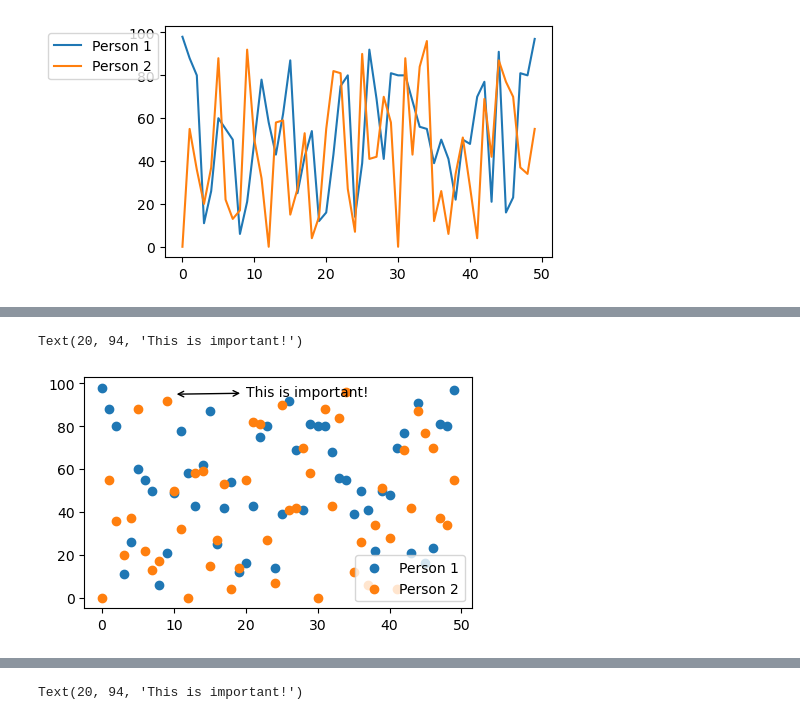
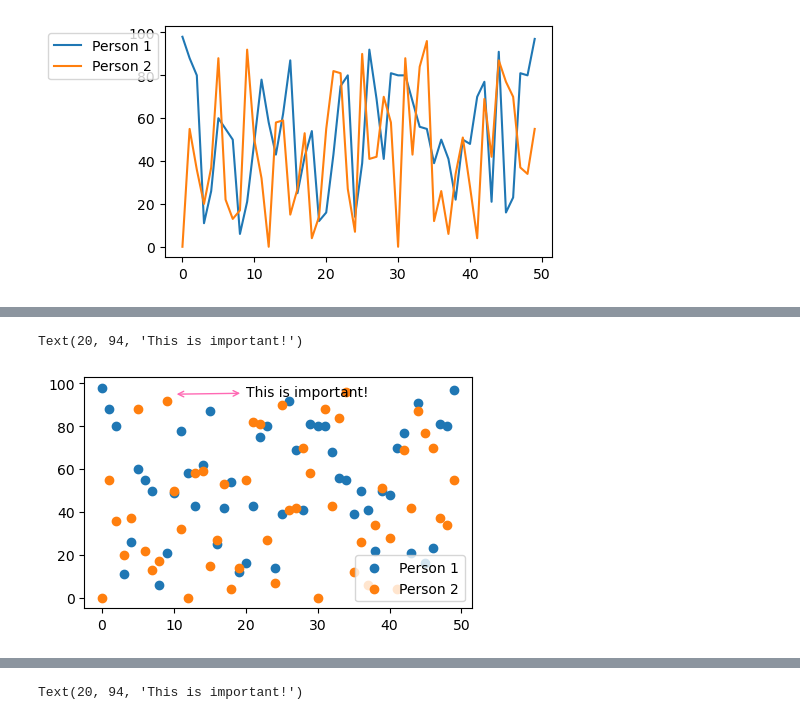
Before and after one commit to Jal247/visualization, a Jupyter notebook: 02_activities/assignments/participation/class2.ipynb, the cells around one changed output, grey strips where cells are left out. Drawn from its saved outputs; the diff is of its cells as text; code cells hidden in the pictures.

```diff
--- a/02_activities/assignments/participation/class2.ipynb
+++ b/02_activities/assignments/participation/class2.ipynb
@@ -132,12 +149,12 @@ Text(0.2, 0.2, '. Figure: (0.2, 0.1)')
 # %%
 fig, ax = plt.subplots(figsize=(5,3)) #figsize we gave size of 5X3 inches
 ax.scatter(x,y1,label="Person 1")
 ax.scatter(x,y2,label="Person 2")
 ax.legend(loc = "lower right")
-
+# change arrow style and color
 ax.annotate("This is important!", xy=(10,95),
             xytext= (20,94),
-            arrowprops=dict(facecolor = 'hotpink', arrowstyle = "<->"))
+            arrowprops=dict(color = 'hotpink', arrowstyle = "<->"))
 # %% [output]
 Text(20, 94, 'This is important!')
-[figure, old version]
+[figure, new version]
```
Also changed, not shown: parts of 21 cells of this notebook.
